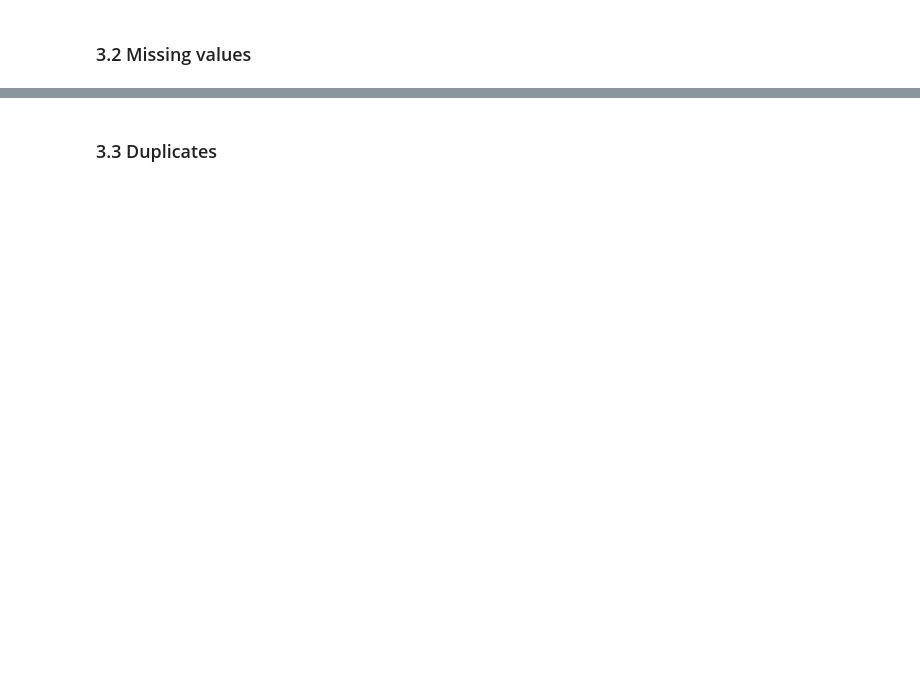
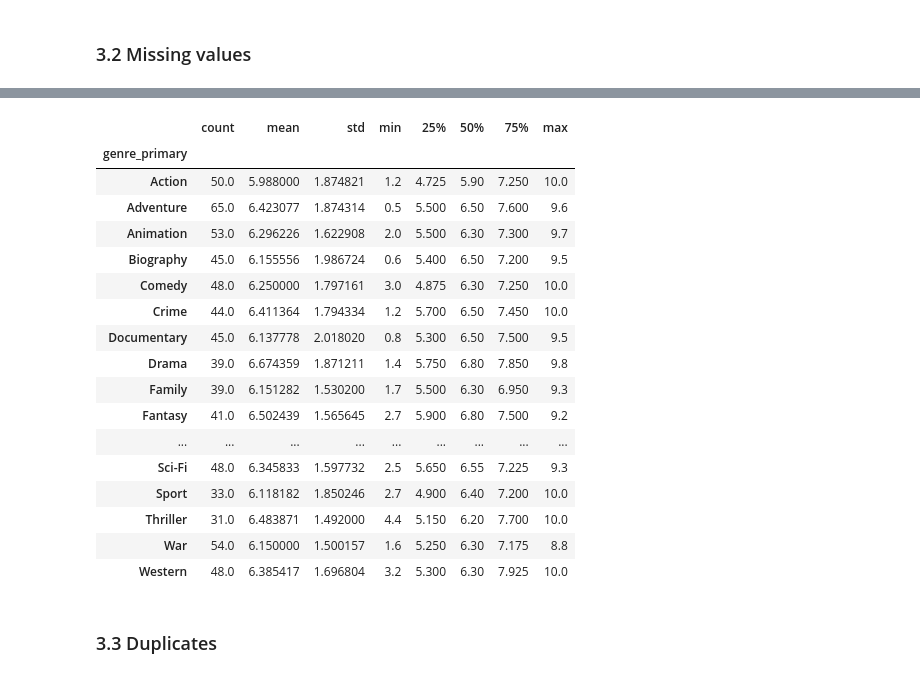
Before and after one commit to abdonkath/telco-churn-predictor, a Jupyter notebook: data_cleaning.ipynb, the cells around one changed output, grey strips where cells are left out. Saved outputs shown, nothing was run; the diff lists cells and outputs as text; code cells hidden in the pictures; blank space fills up the shorter version.

```diff
--- a/data_cleaning.ipynb
+++ b/data_cleaning.ipynb
@@ -391,0 +420,25 @@ movies['genre_secondary'] = movies['genre_secondary'].fillna('None')
+# %%
+# number of seasons or number of episodes, 0 for movies
+movies['number_of_seasons']  = movies['number_of_seasons'].fillna(0).astype(int)
+movies['number_of_episodes'] = movies['number_of_episodes'].fillna(0).astype(int)
+# %%
+movies.groupby('genre_primary')['imdb_rating'].describe()
+# %% [output]
+|  | count | mean | std | min | 25% | 50% | 75% | max |
+| genre_primary |  |  |  |  |  |  |  |  |
+| Action | 50.0 | 5.988000 | 1.874821 | 1.2 | 4.725 | 5.90 | 7.250 | 10.0 |
+| Adventure | 65.0 | 6.423077 | 1.874314 | 0.5 | 5.500 | 6.50 | 7.600 | 9.6 |
+| Animation | 53.0 | 6.296226 | 1.622908 | 2.0 | 5.500 | 6.30 | 7.300 | 9.7 |
+| Biography | 45.0 | 6.155556 | 1.986724 | 0.6 | 5.400 | 6.50 | 7.200 | 9.5 |
+| Comedy | 48.0 | 6.250000 | 1.797161 | 3.0 | 4.875 | 6.30 | 7.250 | 10.0 |
+| Crime | 44.0 | 6.411364 | 1.794334 | 1.2 | 5.700 | 6.50 | 7.450 | 10.0 |
+| Documentary | 45.0 | 6.137778 | 2.018020 | 0.8 | 5.300 | 6.50 | 7.500 | 9.5 |
+| Drama | 39.0 | 6.674359 | 1.871211 | 1.4 | 5.750 | 6.80 | 7.850 | 9.8 |
+| Family | 39.0 | 6.151282 | 1.530200 | 1.7 | 5.500 | 6.30 | 6.950 | 9.3 |
+| Fantasy | 41.0 | 6.502439 | 1.565645 | 2.7 | 5.900 | 6.80 | 7.500 | 9.2 |
+| ... | ... | ... | ... | ... | ... | ... | ... | ... |
+| Sci-Fi | 48.0 | 6.345833 | 1.597732 | 2.5 | 5.650 | 6.55 | 7.225 | 9.3 |
+| Sport | 33.0 | 6.118182 | 1.850246 | 2.7 | 4.900 | 6.40 | 7.200 | 10.0 |
+| Thriller | 31.0 | 6.483871 | 1.492000 | 4.4 | 5.150 | 6.20 | 7.700 | 10.0 |
+| War | 54.0 | 6.150000 | 1.500157 | 1.6 | 5.250 | 6.30 | 7.175 | 8.8 |
+| Western | 48.0 | 6.385417 | 1.696804 | 3.2 | 5.300 | 6.30 | 7.925 | 10.0 |
```
Also changed, not shown: parts of 32 cells of this notebook, 5 other files.
